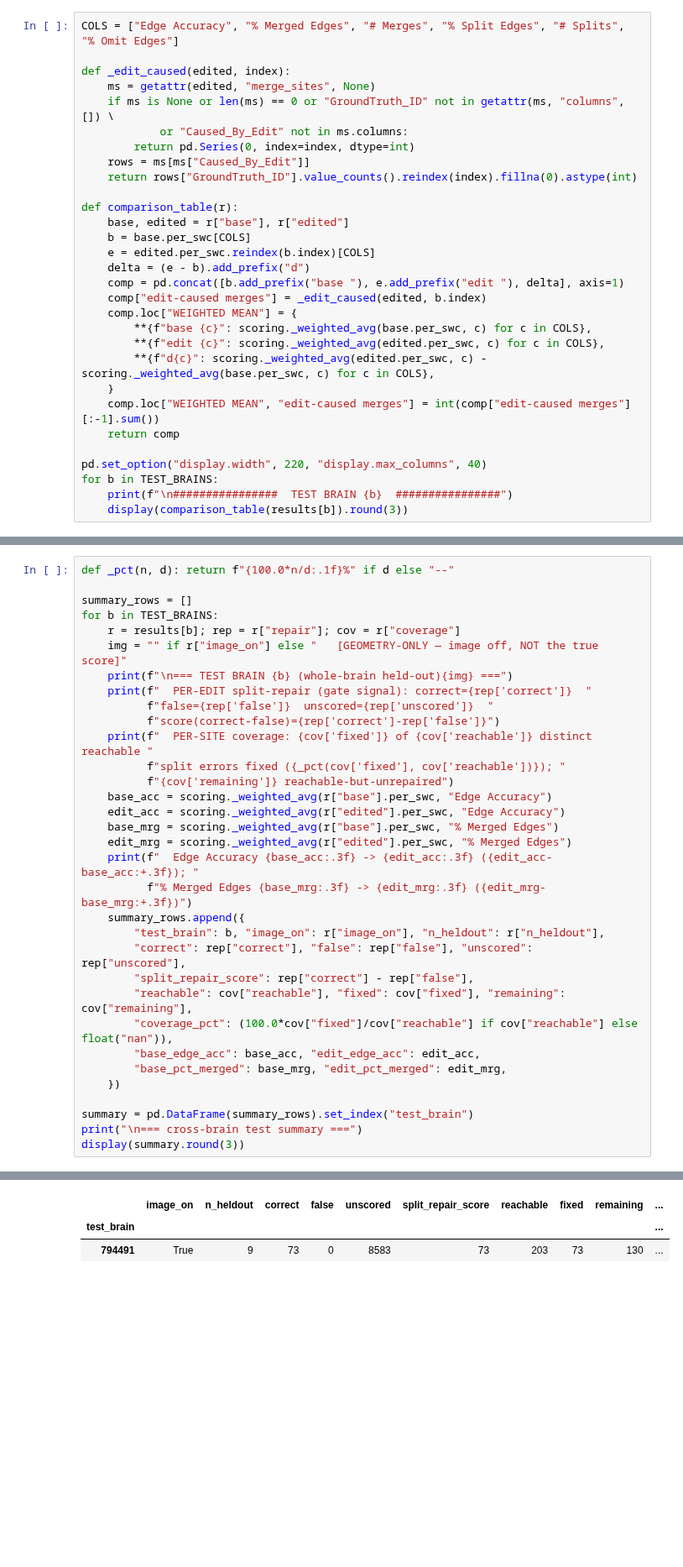
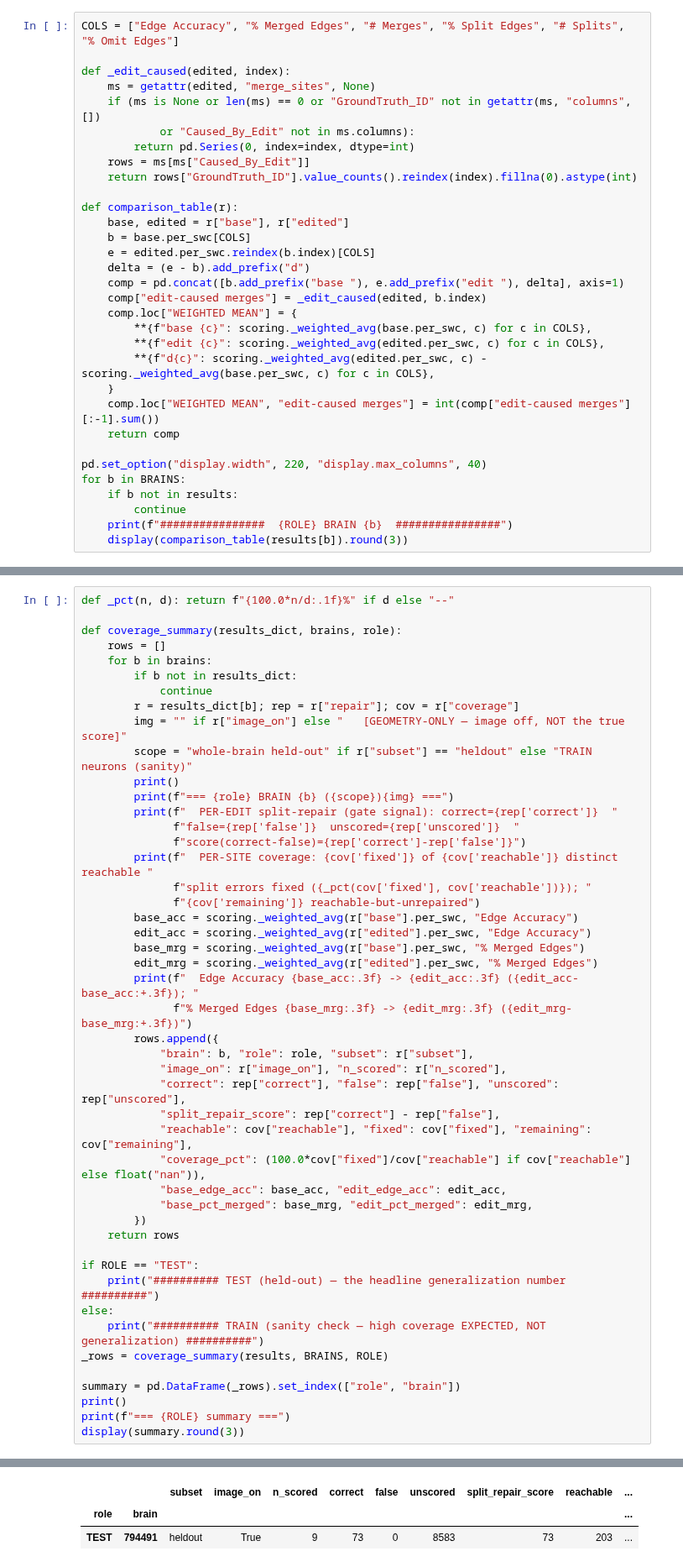
Before and after one commit to StevenZhang0116/exa-spim-agent, a Jupyter notebook: proofreader_evolve/evaluate_policy_on_train_and_test_brains.ipynb, the cells around one changed output, grey strips where cells are left out. Shown at 84% size. Saved outputs shown, nothing was run; the diff lists cells and outputs as text; blank space fills up the shorter version.

```diff
--- a/proofreader_evolve/evaluate_policy_on_test_brain.ipynb
+++ b/proofreader_evolve/evaluate_policy_on_train_and_test_brains.ipynb
@@ -212,8 +281,8 @@ COLS = ["Edge Accuracy", "% Merged Edges", "# Merges", "% Split Edges", "# Split
 
 def _edit_caused(edited, index):
     ms = getattr(edited, "merge_sites", None)
-    if ms is None or len(ms) == 0 or "GroundTruth_ID" not in getattr(ms, "columns", []) \
-            or "Caused_By_Edit" not in ms.columns:
+    if (ms is None or len(ms) == 0 or "GroundTruth_ID" not in getattr(ms, "columns", [])
+            or "Caused_By_Edit" not in ms.columns):
         return pd.Series(0, index=index, dtype=int)
     rows = ms[ms["Caused_By_Edit"]]
     return rows["GroundTruth_ID"].value_counts().reindex(index).fillna(0).astype(int)
@@ -234,8 +303,10 @@ def comparison_table(r):
     return comp
 
 pd.set_option("display.width", 220, "display.max_columns", 40)
-for b in TEST_BRAINS:
-    print(f"\n################  TEST BRAIN {b}  ################")
+for b in BRAINS:
+    if b not in results:
+        continue
+    print(f"################  {ROLE} BRAIN {b}  ################")
     display(comparison_table(results[b]).round(3))
 # %% [output]
 ################  TEST BRAIN 794491  ################
@@ -255,34 +332,48 @@ for b in TEST_BRAINS:
 # %%
 def _pct(n, d): return f"{100.0*n/d:.1f}%" if d else "--"
 
-summary_rows = []
-for b in TEST_BRAINS:
-    r = results[b]; rep = r["repair"]; cov = r["coverage"]
-    img = "" if r["image_on"] else "   [GEOMETRY-ONLY — image off, NOT the true score]"
-    print(f"\n=== TEST BRAIN {b} (whole-brain held-out){img} ===")
-    print(f"  PER-EDIT split-repair (gate signal): correct={rep['correct']}  "
-          f"false={rep['false']}  unscored={rep['unscored']}  "
-          f"score(correct-false)={rep['correct']-rep['false']}")
-    print(f"  PER-SITE coverage: {cov['fixed']} of {cov['reachable']} distinct reachable "
-          f"split errors fixed ({_pct(cov['fixed'], cov['reachable'])}); "
-          f"{cov['remaining']} reachable-but-unrepaired")
-    base_acc = scoring._weighted_avg(r["base"].per_swc, "Edge Accuracy")
-    edit_acc = scoring._weighted_avg(r["edited"].per_swc, "Edge Accuracy")
-    base_mrg = scoring._weighted_avg(r["base"].per_swc, "% Merged Edges")
-    edit_mrg = scoring._weighted_avg(r["edited"].per_swc, "% Merged Edges")
-    print(f"  Edge Accuracy {base_acc:.3f} -> {edit_acc:.3f} ({edit_acc-base_acc:+.3f}); "
-          f"% Merged Edges {base_mrg:.3f} -> {edit_mrg:.3f} ({edit_mrg-base_mrg:+.3f})")
-    summary_rows.append({
-        "test_brain": b, "image_on": r["image_on"], "n_heldout": r["n_heldout"],
-        "correct": rep["correct"], "false": rep["false"], "unscored": rep["unscored"],
-        "split_repair_score": rep["correct"] - rep["false"],
-        "reachable": cov["reachable"], "fixed": cov["fixed"], "remaining": cov["remaining"],
-        "coverage_pct": (100.0*cov["fixed"]/cov["reachable"] if cov["reachable"] else float("nan")),
-        "base_edge_acc": base_acc, "edit_edge_acc": edit_acc,
-        "base_pct_merged": base_mrg, "edit_pct_merged": edit_mrg,
-    })
+def coverage_summary(results_dict, brains, role):
+    rows = []
+    for b in brains:
+        if b not in results_dict:
+            continue
+        r = results_dict[b]; rep = r["repair"]; cov = r["coverage"]
+        img = "" if r["image_on"] else "   [GEOMETRY-ONLY — image off, NOT the true score]"
+        scope = "whole-brain held-out" if r["subset"] == "heldout" else "TRAIN neurons (sanity)"
+        print()
+        print(f"=== {role} BRAIN {b} ({scope}){img} ===")
+        print(f"  PER-EDIT split-repair (gate signal): correct={rep['correct']}  "
+              f"false={rep['false']}  unscored={rep['unscored']}  "
+              f"score(correct-false)={rep['correct']-rep['false']}")
+        print(f"  PER-SITE coverage: {cov['fixed']} of {cov['reachable']} distinct reachable "
+              f"split errors fixed ({_pct(cov['fixed'], cov['reachable'])}); "
+              f"{cov['remaining']} reachable-but-unrepaired")
+        base_acc = scoring._weighted_avg(r["base"].per_swc, "Edge Accuracy")
+        edit_acc = scoring._weighted_avg(r["edited"].per_swc, "Edge Accuracy")
+        base_mrg = scoring._weighted_avg(r["base"].per_swc, "% Merged Edges")
+        edit_mrg = scoring._weighted_avg(r["edited"].per_swc, "% Merged Edges")
+        print(f"  Edge Accuracy {base_acc:.3f} -> {edit_acc:.3f} ({edit_acc-base_acc:+.3f}); "
+              f"% Merged Edges {base_mrg:.3f} -> {edit_mrg:.3f} ({edit_mrg-base_mrg:+.3f})")
+        rows.append({
+            "brain": b, "role": role, "subset": r["subset"],
+            "image_on": r["image_on"], "n_scored": r["n_scored"],
+            "correct": rep["correct"], "false": rep["false"], "unscored": rep["unscored"],
+            "split_repair_score": rep["correct"] - rep["false"],
+            "reachable": cov["reachable"], "fixed": cov["fixed"], "remaining": cov["remaining"],
+            "coverage_pct": (100.0*cov["fixed"]/cov["reachable"] if cov["reachable"] else float("nan")),
+            "base_edge_acc": base_acc, "edit_edge_acc": edit_acc,
+            "base_pct_merged": base_mrg, "edit_pct_merged": edit_mrg,
+        })
+    return rows
 
-summary = pd.DataFrame(summary_rows).set_index("test_brain")
-print("\n=== cross-brain test summary ===")
+if ROLE == "TEST":
+    print("########## TEST (held-out) — the headline generalization number ##########")
+else:
+    print("########## TRAIN (sanity check — high coverage EXPECTED, NOT generalization) ##########")
+_rows = coverage_summary(results, BRAINS, ROLE)
+
+summary = pd.DataFrame(_rows).set_index(["role", "brain"])
+print()
+print(f"=== {ROLE} summary ===")
 display(summary.round(3))
 # %% [output]
@@ -295,4 +388,4 @@ display(summary.round(3))
-|  | image_on | n_heldout | correct | false | unscored | split_repair_score | reachable | fixed | remaining | ... |
-| test_brain |  |  |  |  |  |  |  |  |  | ... |
-| 794491 | True | 9 | 73 | 0 | 8583 | 73 | 203 | 73 | 130 | ... |
+|  |  | subset | image_on | n_scored | correct | false | unscored | split_repair_score | reachable | ... |
+| role | brain |  |  |  |  |  |  |  |  | ... |
+| TEST | 794491 | heldout | True | 9 | 73 | 0 | 8583 | 73 | 203 | ... |
 # %% [markdown]
```
Also changed, not shown: parts of 15 cells of this notebook, 10 other files.
